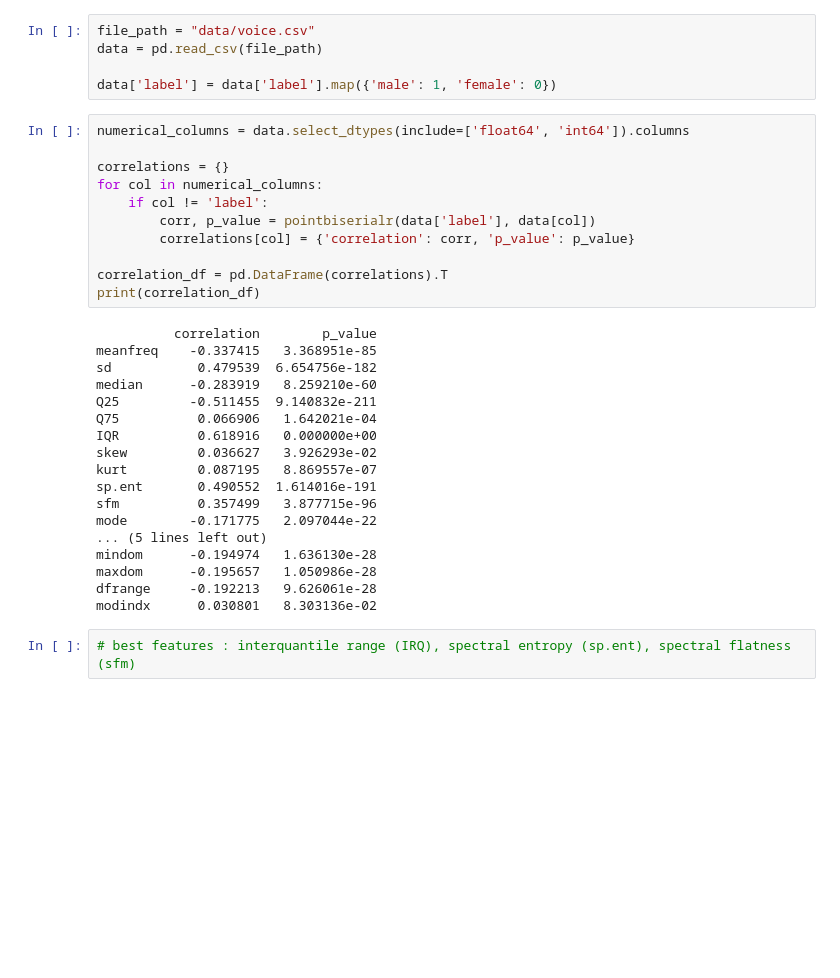
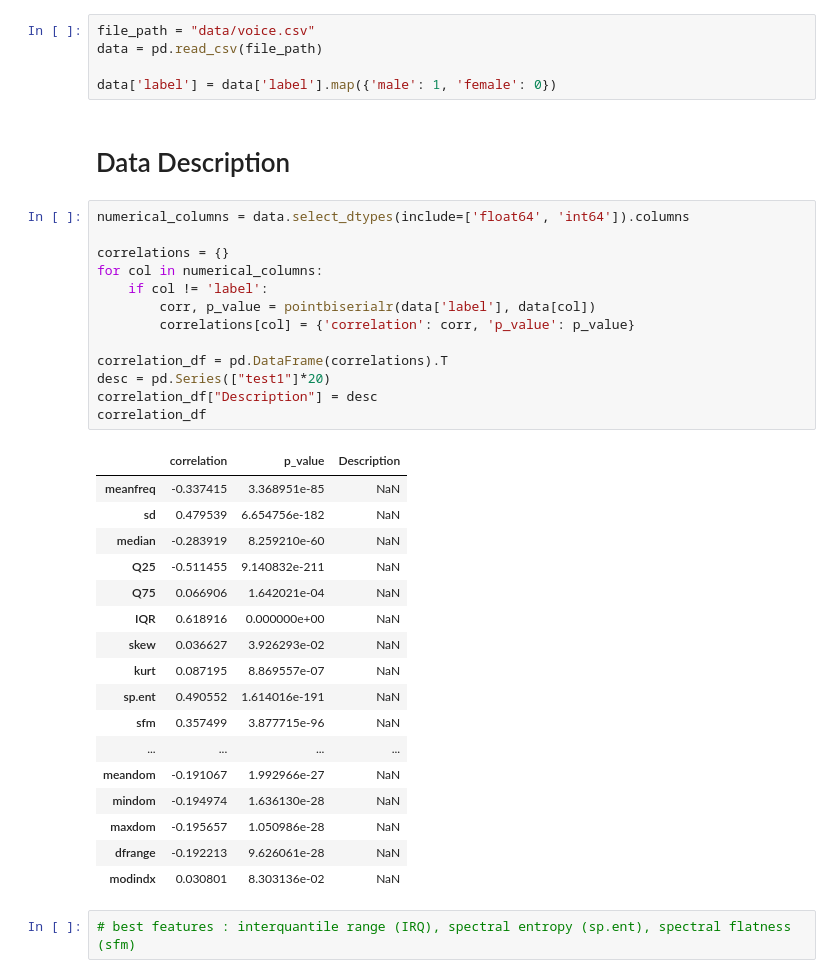
Before and after one commit to antoinerougier/AML, a Jupyter notebook: src/notebook/data_analysis.ipynb, the cells around one changed output. Drawn from its saved outputs; the diff is of its cells as text; blank space fills up the shorter version.

```diff
--- a/src/notebook/data_analysis.ipynb
+++ b/src/notebook/data_analysis.ipynb
@@ -7,35 +13,39 @@ file_path = "data/voice.csv"
 data = pd.read_csv(file_path)
 
 data['label'] = data['label'].map({'male': 1, 'female': 0})
+# %% [markdown]
+# Data Description
 # %%
 numerical_columns = data.select_dtypes(include=['float64', 'int64']).columns
 
 correlations = {}
 for col in numerical_columns:
     if col != 'label':
         corr, p_value = pointbiserialr(data['label'], data[col])
         correlations[col] = {'correlation': corr, 'p_value': p_value}
 
 correlation_df = pd.DataFrame(correlations).T
-print(correlation_df)
+desc = pd.Series(["test1"]*20)
+correlation_df["Description"] = desc
+correlation_df
 # %% [output]
-          correlation        p_value
-meanfreq    -0.337415   3.368951e-85
-sd           0.479539  6.654756e-182
-median      -0.283919   8.259210e-60
-Q25         -0.511455  9.140832e-211
-Q75          0.066906   1.642021e-04
-IQR          0.618916   0.000000e+00
-skew         0.036627   3.926293e-02
-kurt         0.087195   8.869557e-07
-sp.ent       0.490552  1.614016e-191
-sfm          0.357499   3.877715e-96
-mode        -0.171775   2.097044e-22
-... (5 lines left out)
-mindom      -0.194974   1.636130e-28
-maxdom      -0.195657   1.050986e-28
-dfrange     -0.192213   9.626061e-28
-modindx      0.030801   8.303136e-02
+|  | correlation | p_value | Description |
+| meanfreq | -0.337415 | 3.368951e-85 | NaN |
+| sd | 0.479539 | 6.654756e-182 | NaN |
+| median | -0.283919 | 8.259210e-60 | NaN |
+| Q25 | -0.511455 | 9.140832e-211 | NaN |
+| Q75 | 0.066906 | 1.642021e-04 | NaN |
+| IQR | 0.618916 | 0.000000e+00 | NaN |
+| skew | 0.036627 | 3.926293e-02 | NaN |
+| kurt | 0.087195 | 8.869557e-07 | NaN |
+| sp.ent | 0.490552 | 1.614016e-191 | NaN |
+| sfm | 0.357499 | 3.877715e-96 | NaN |
+| ... | ... | ... | ... |
+| meandom | -0.191067 | 1.992966e-27 | NaN |
+| mindom | -0.194974 | 1.636130e-28 | NaN |
+| maxdom | -0.195657 | 1.050986e-28 | NaN |
+| dfrange | -0.192213 | 9.626061e-28 | NaN |
+| modindx | 0.030801 | 8.303136e-02 | NaN |
 # %%
 # best features : interquantile range (IRQ), spectral entropy (sp.ent), spectral flatness (sfm)
 # %%
```
Also changed, not shown: parts of 7 cells of this notebook.
